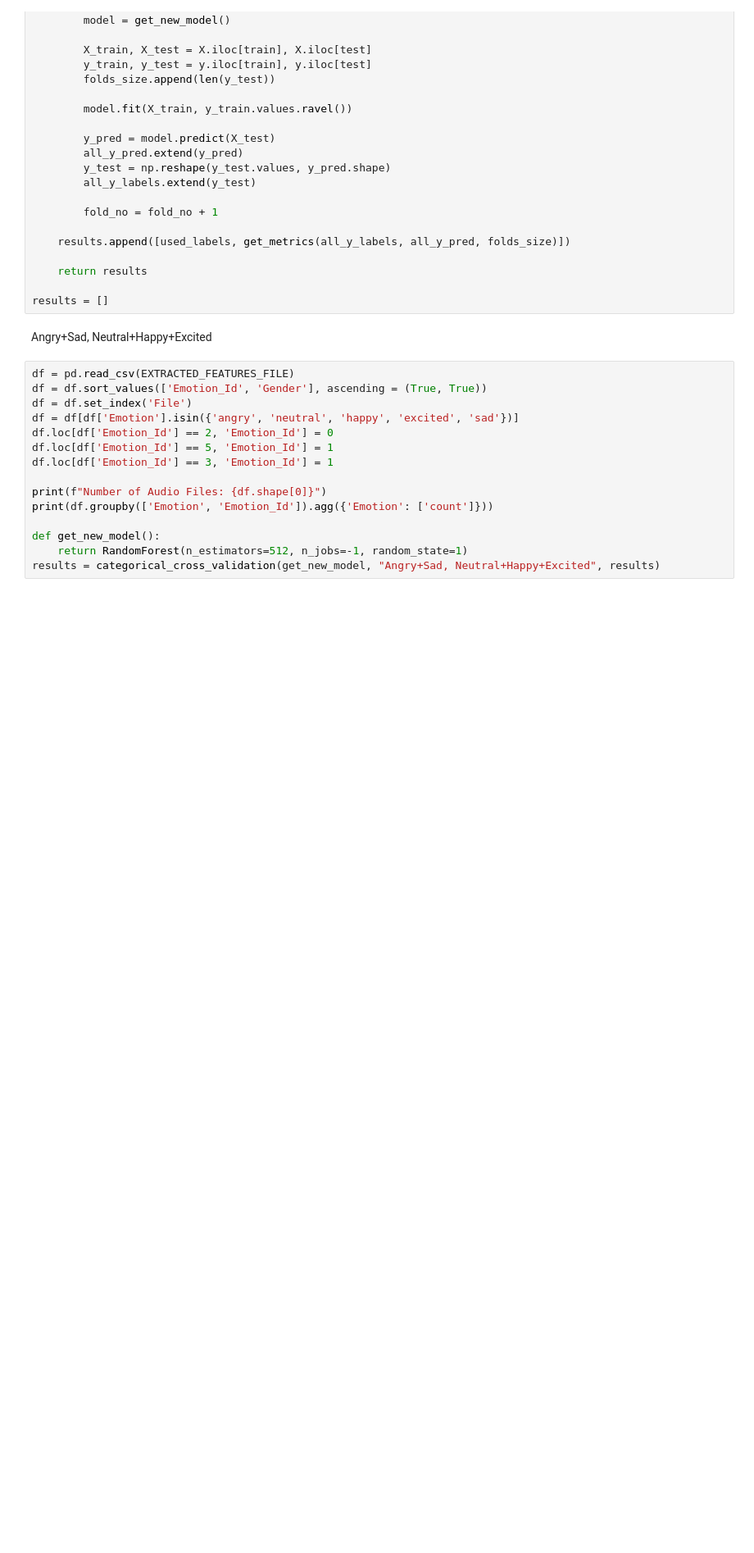
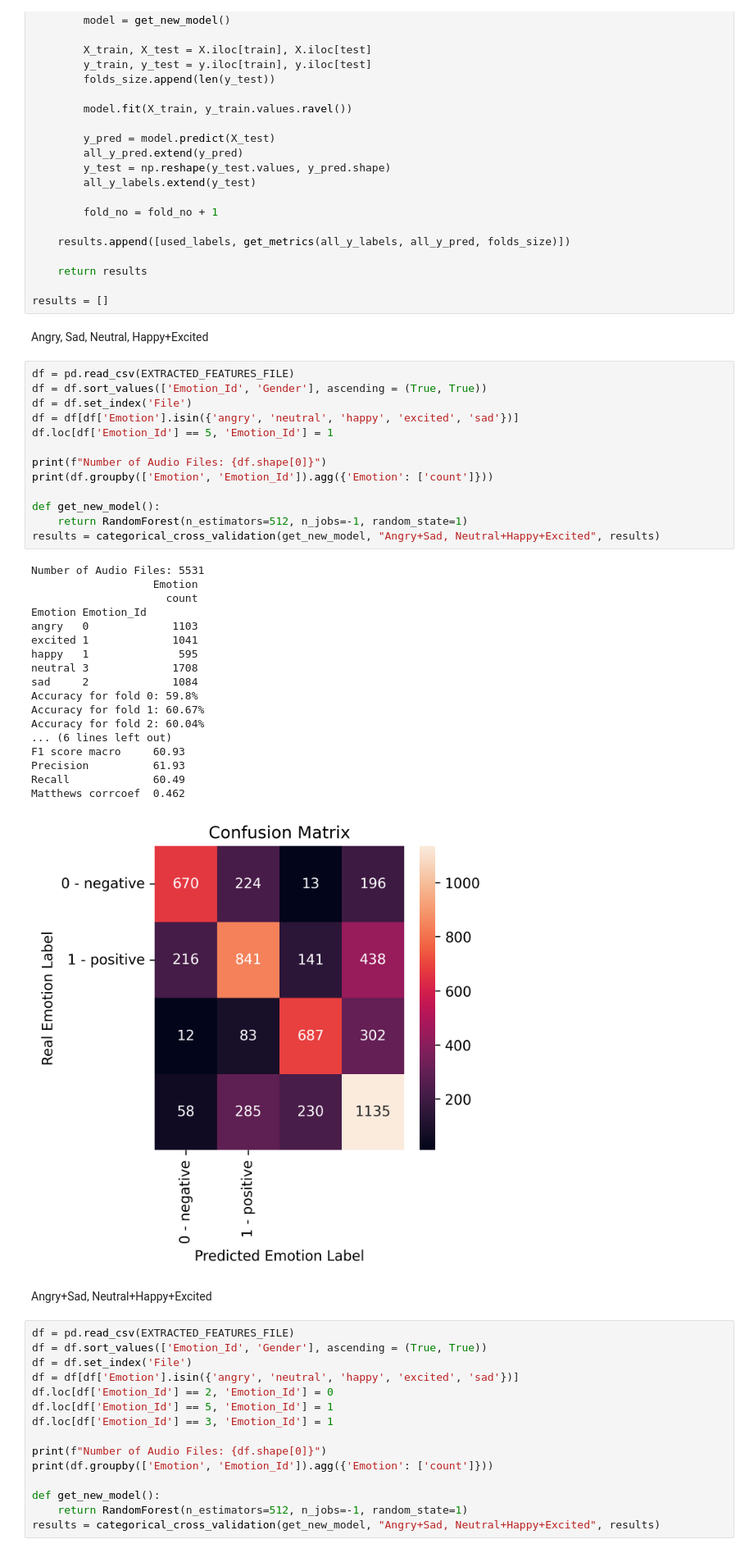
Before and after one commit to MarioCSilva/Speech_Emotion_Recognition_Thesis, a Jupyter notebook: iemocap/model/3_3_binary.ipynb, the cells around one changed output. Shown at 82% size. Drawn from its saved outputs; the diff is of its cells as text; blank space fills up the shorter version.

```diff
--- a/iemocap/model/3_3_binary.ipynb
+++ b/iemocap/model/3_3_binary.ipynb
@@ -96,6 +96,40 @@ def categorical_cross_validation(get_new_model, used_labels, results, cv=5):
     return results
 
 results = []
+# %% [markdown]
+Angry, Sad, Neutral, Happy+Excited
+# %%
+df = pd.read_csv(EXTRACTED_FEATURES_FILE)
+df = df.sort_values(['Emotion_Id', 'Gender'], ascending = (True, True))
+df = df.set_index('File')
+df = df[df['Emotion'].isin({'angry', 'neutral', 'happy', 'excited', 'sad'})]
+df.loc[df['Emotion_Id'] == 5, 'Emotion_Id'] = 1
+
+print(f"Number of Audio Files: {df.shape[0]}")
+print(df.groupby(['Emotion', 'Emotion_Id']).agg({'Emotion': ['count']}))
+
+def get_new_model():
+    return RandomForest(n_estimators=512, n_jobs=-1, random_state=1)
+results = categorical_cross_validation(get_new_model, "Angry+Sad, Neutral+Happy+Excited", results)
+# %% [output]
+Number of Audio Files: 5531
+                   Emotion
+                     count
+Emotion Emotion_Id
+angry   0             1103
+excited 1             1041
+happy   1              595
+neutral 3             1708
+sad     2             1084
+Accuracy for fold 0: 59.8%
+Accuracy for fold 1: 60.67%
+Accuracy for fold 2: 60.04%
+... (6 lines left out)
+F1 score macro     60.93
+Precision          61.93
+Recall             60.49
+Matthews corrcoef  0.462
+[figure, added]
 # %% [markdown]
 Angry+Sad, Neutral+Happy+Excited
 # %%
```
Also changed, not shown: parts of 12 cells of this notebook.
